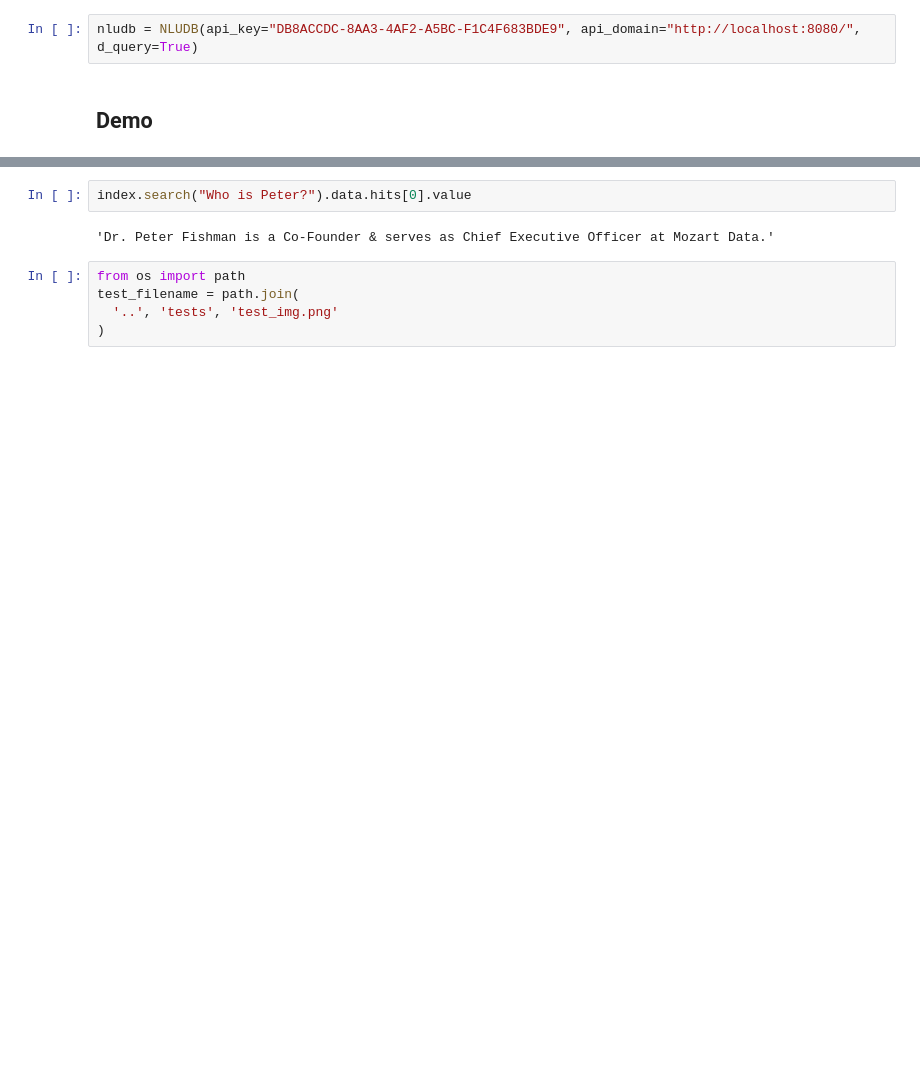
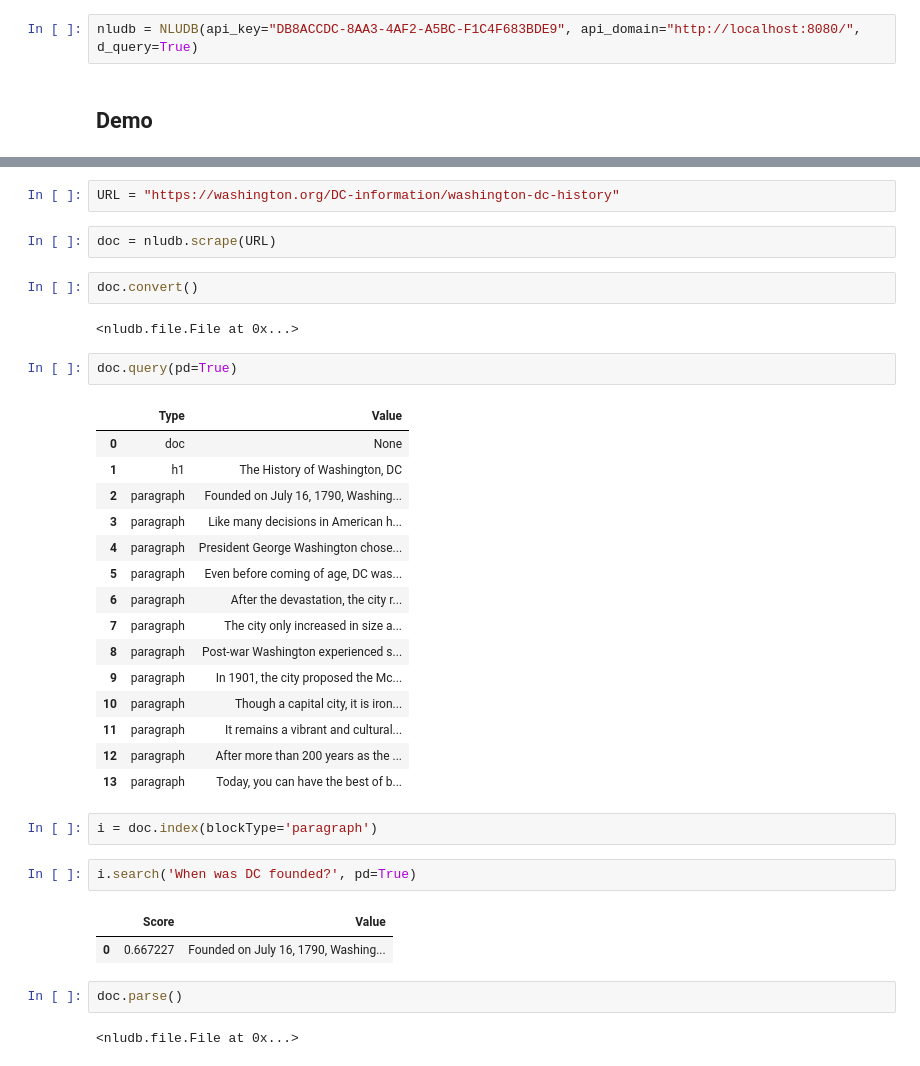
Before and after one commit to steamship-core/python-client, a Jupyter notebook: nbs/scrape_and_search.ipynb, the cells around one changed output, grey strips where cells are left out. Cells and saved outputs as stored; diff of their text form; blank space fills up the shorter version.

```diff
--- a/nbs/scrape_and_search.ipynb
+++ b/nbs/scrape_and_search.ipynb
@@ -32,9 +29,37 @@ index = doc.parse().index(blockType="sentence")
-# %%
-index.search("Who is Peter?").data.hits[0].value
-# %% [output]
-'Dr. Peter Fishman is a Co-Founder & serves as Chief Executive Officer at Mozart Data.'
-# %%
-from os import path
-test_filename = path.join(
-  '..', 'tests', 'test_img.png'
-)
+# %%
+URL = "https://washington.org/DC-information/washington-dc-history"
+# %%
+doc = nludb.scrape(URL)
+# %%
+doc.convert()
+# %% [output]
+<nludb.file.File at 0x...>
+# %%
+doc.query(pd=True)
+# %% [output]
+|  | Type | Value |
+| 0 | doc | None |
+| 1 | h1 | The History of Washington, DC |
+| 2 | paragraph | Founded on July 16, 1790, Washing... |
+| 3 | paragraph | Like many decisions in American h... |
+| 4 | paragraph | President George Washington chose... |
+| 5 | paragraph | Even before coming of age, DC was... |
+| 6 | paragraph | After the devastation, the city r... |
+| 7 | paragraph | The city only increased in size a... |
+| 8 | paragraph | Post-war Washington experienced s... |
+| 9 | paragraph | In 1901, the city proposed the Mc... |
+| 10 | paragraph | Though a capital city, it is iron... |
+| 11 | paragraph | It remains a vibrant and cultural... |
+| 12 | paragraph | After more than 200 years as the ... |
+| 13 | paragraph | Today, you can have the best of b... |
+# %%
+i = doc.index(blockType='paragraph')
+# %%
+i.search('When was DC founded?', pd=True)
+# %% [output]
+|  | Score | Value |
+| 0 | 0.667227 | Founded on July 16, 1790, Washing... |
+# %%
+doc.parse()
+# %% [output]
+<nludb.file.File at 0x...>
```
Also changed, not shown: parts of 21 cells of this notebook, 9 other files.
